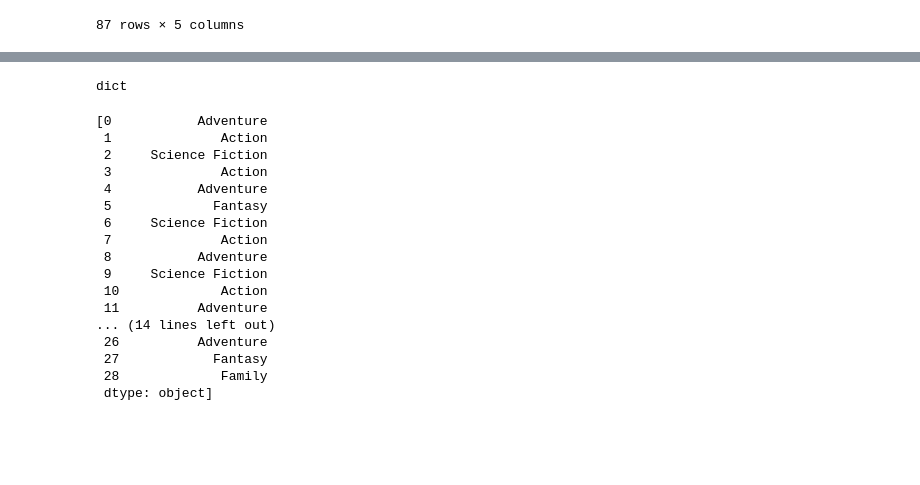
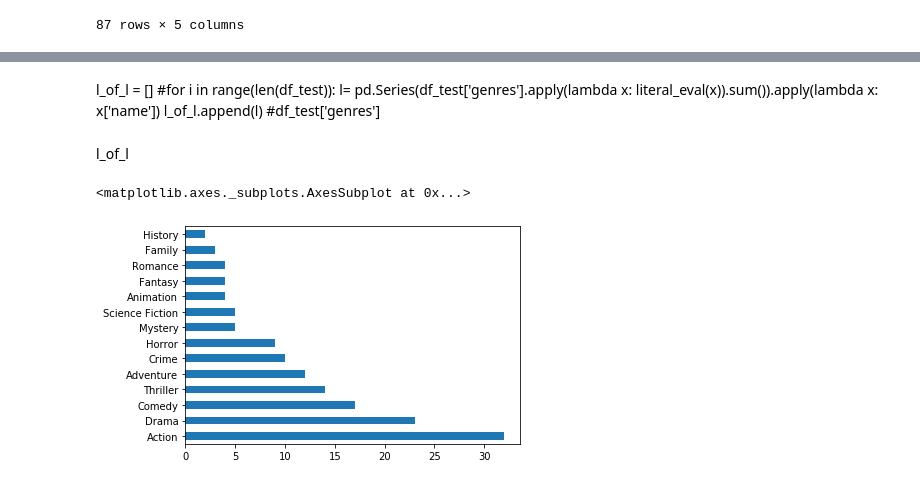
Before and after one commit to Dlisk92/Mod-1-Project_HTX-DS-111819, a Jupyter notebook: MovieAnalysis.ipynb, the cells around one changed output, grey strips where cells are left out. Drawn from its saved outputs; the diff is of its cells as text; code cells hidden in the pictures; blank space fills up the shorter version.

Commit message:
plots

```diff
--- a/MovieAnalysis.ipynb
+++ b/MovieAnalysis.ipynb
@@ -278,4 +257,0 @@ l[0]
-# %%
-type(l[0])
-# %% [output]
-dict
@@ -288,20 +258,13 @@ l_of_l.append(l)
-# %%
-l_of_l
-# %% [output]
-[0           Adventure
- 1              Action
- 2     Science Fiction
- 3              Action
- 4           Adventure
- 5             Fantasy
- 6     Science Fiction
- 7              Action
- 8           Adventure
- 9     Science Fiction
- 10             Action
- 11          Adventure
-... (14 lines left out)
- 26          Adventure
- 27            Fantasy
- 28             Family
- dtype: object]
+# %% [markdown]
+l_of_l = []
+#for i in range(len(df_test)):
+l= pd.Series(df_test['genres'].apply(lambda x: literal_eval(x)).sum()).apply(lambda x: x['name'])
+l_of_l.append(l)
+#df_test['genres']
+# %% [markdown]
+l_of_l
+# %%
+df_index['top_genre'].value_counts().plot(kind='barh')
+# %% [output]
+<matplotlib.axes._subplots.AxesSubplot at 0x...>
+[figure, added]
```
Also changed, not shown: parts of 28 cells of this notebook, 1 other file.
